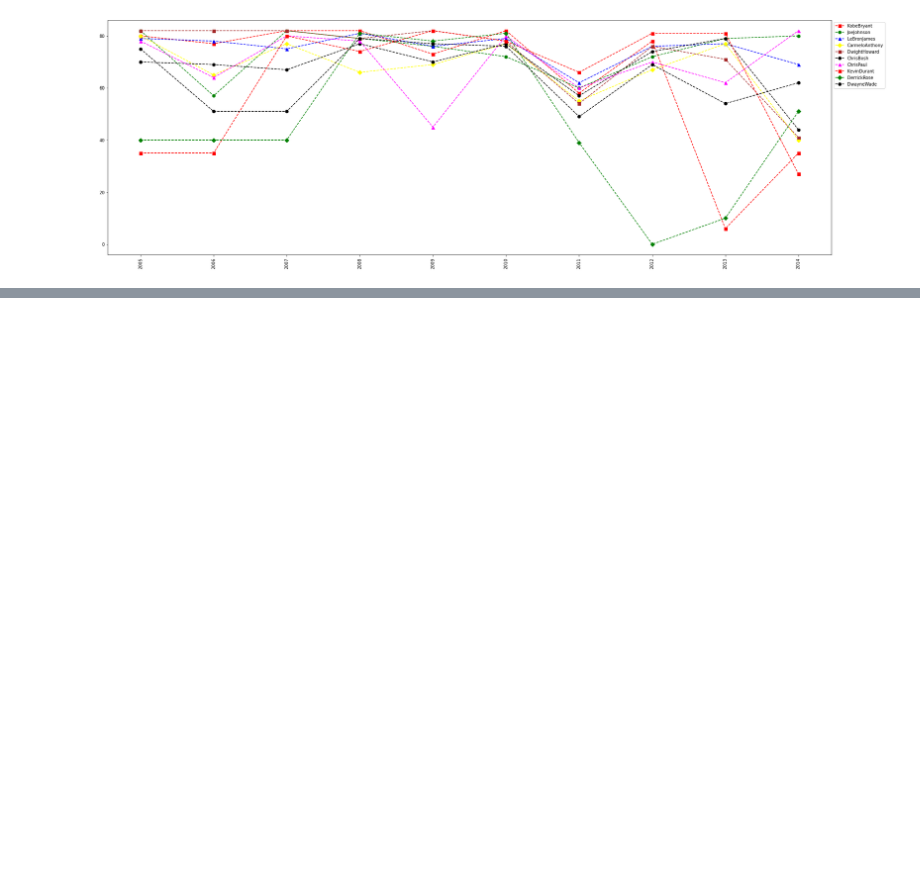
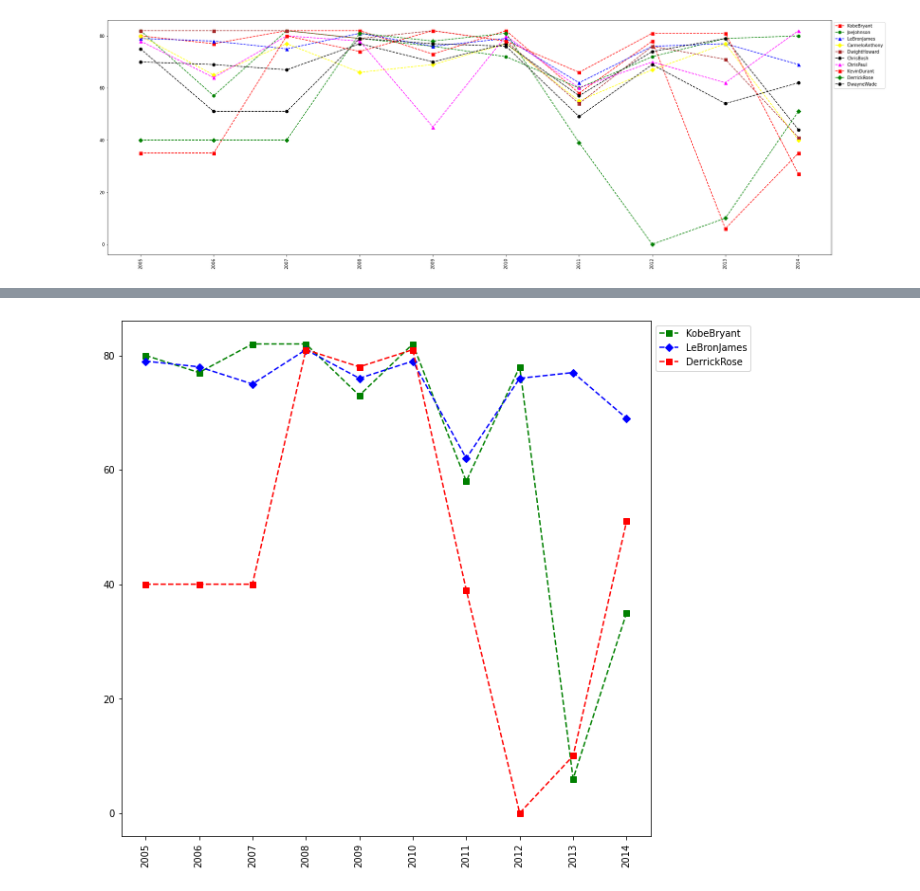
Before and after one commit to AKASH-AJ/DS-PRACTICE-FILES, a Jupyter notebook: Basketball_visualisation.ipynb, the cells around one changed output, grey strips where cells are left out. Drawn from its saved outputs; the diff is of its cells as text; code cells hidden in the pictures; blank space fills up the shorter version.

```diff
--- a/Basketball_visualisation.ipynb
+++ b/Basketball_visualisation.ipynb
@@ -379,0 +380,18 @@ myplot(['KobeBryant','LeBronJames','DerrickRose'])
+# %%
+# creating a dictionary and associating the players with respective colours and marker shape
+col = {"KobeBryant":'green',"JoeJohnson":'red',"LeBronJames":'blue',"CarmeloAnthony":'brown',"DwightHoward":'magenta',"ChrisBosh":'red',"ChrisPaul":'black',"KevinDurant":'blue',"DerrickRose":'red',"DwayneWade":'orange'}
+mrk = {"KobeBryant":'s',"JoeJohnson":'o',"LeBronJames":'D',"CarmeloAnthony":'^',"DwightHoward":'s',"ChrisBosh":'o',"ChrisPaul":'D',"KevinDurant":'^',"DerrickRose":'s',"DwayneWade":'D'}
+# %%
+def myplot(playerList):
+  col = {"KobeBryant":'green',"JoeJohnson":'red',"LeBronJames":'blue',"CarmeloAnthony":'brown',"DwightHoward":'magenta',"ChrisBosh":'red',"ChrisPaul":'black',"KevinDurant":'blue',"DerrickRose":'red',"DwayneWade":'orange'}
+  mrk = {"KobeBryant":'s',"JoeJohnson":'o',"LeBronJames":'D',"CarmeloAnthony":'^',"DwightHoward":'s',"ChrisBosh":'o',"ChrisPaul":'D',"KevinDurant":'^',"DerrickRose":'s',"DwayneWade":'D'}
+  for name in playerList:
+    plt.plot(Games[Pdict[name]], c= col[name], ls='--', marker= mrk[name], label=name)
+  plt.rcParams['figure.figsize']= 8,4
+  plt.legend(loc = 'upper left', bbox_to_anchor = (1,1))
+  plt.xticks(list(range(0,10)), Seasons, rotation='vertical')
+  plt.show
+# %%
+myplot(['KobeBryant','LeBronJames','DerrickRose'])
+# %% [output]
+[figure, added]
```
Also changed, not shown: parts of 8 cells of this notebook.
